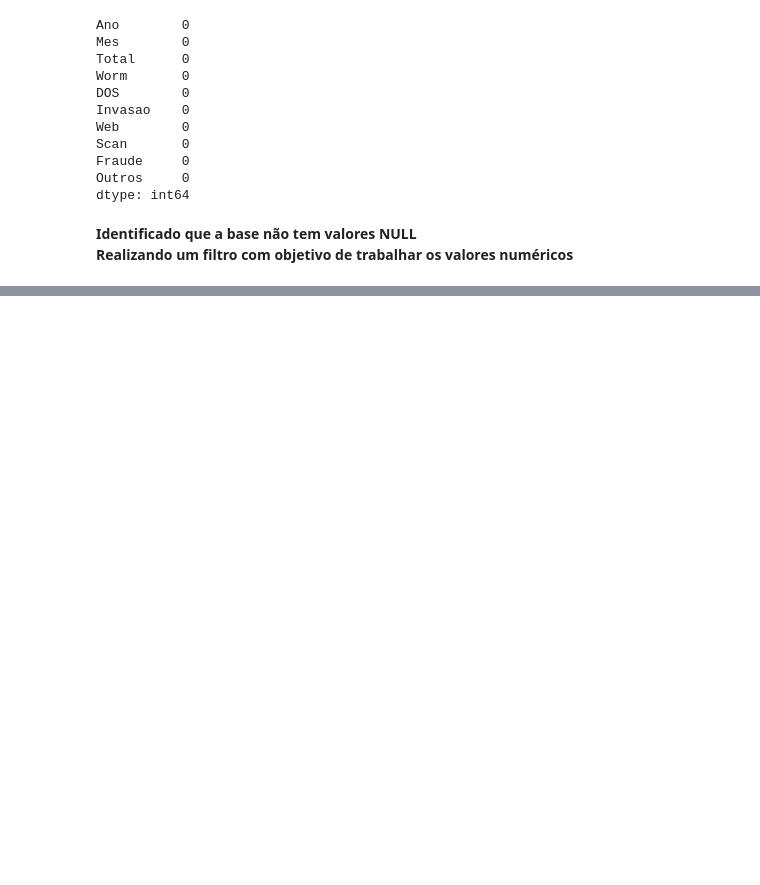
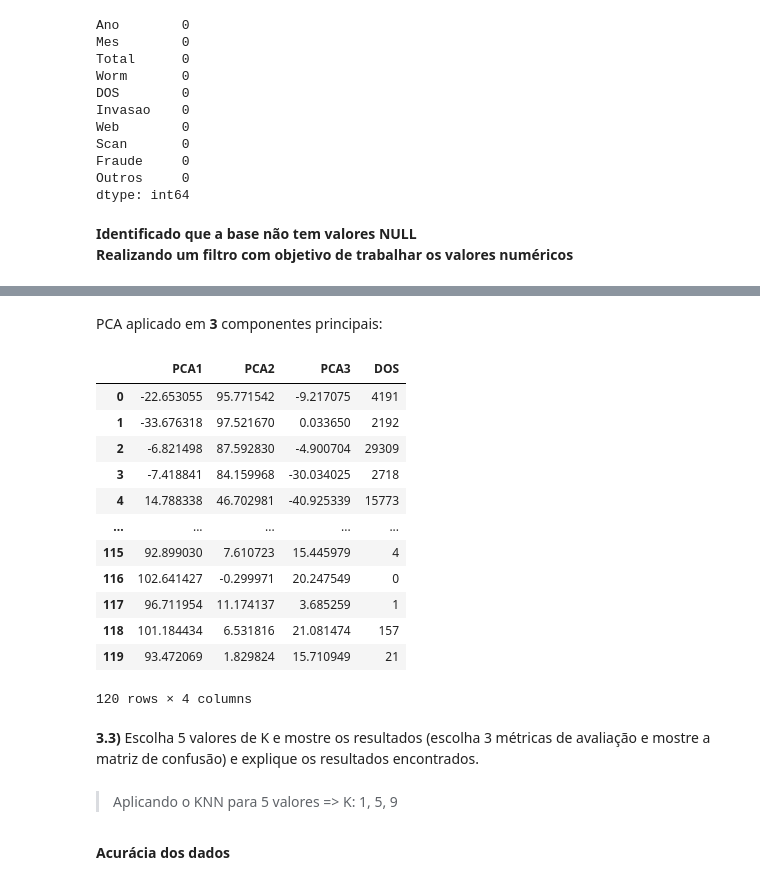
Before and after one commit to b8run/IA_IncSeguBR, a Jupyter notebook: P1_IA_Thais_G.ipynb, the cells around one changed output, grey strips where cells are left out. Saved outputs shown, nothing was run; the diff lists cells and outputs as text; code cells hidden in the pictures; blank space fills up the shorter version.

```diff
--- a/P1_IA_Thais_G.ipynb
+++ b/P1_IA_Thais_G.ipynb
@@ -90,0 +159,5 @@ dtype: int64
+# %%
+Att = ['Total', 'Outros']
+
+DATA_REDU = DATA_AUX.drop(DATA_AUX[Att], axis = 1)
+DATA_REDU.head()
@@ -90,0 +173,7 @@ dtype: int64
+# %%
+
+x = DATA_REDU.drop(["DOS"], axis = 1)
+y = DATA_REDU.loc[:, "DOS"]
+
+x = OrdinalEncoder().fit_transform(x)
+x
@@ -90,0 +198,28 @@ dtype: int64
+# %% [markdown]
+PCA aplicado em **3** componentes principais:
+# %%
+PCA_3 = PCA(n_components = 3)
+
+componentes = PCA_3.fit_transform(x)
+data_pca_5 = pd.DataFrame(componentes, columns = ["PCA1","PCA2","PCA3"])
+data_pca_5["DOS"] = y
+
+data_pca_5
+# %% [output]
+|  | PCA1 | PCA2 | PCA3 | DOS |
+| 0 | -22.653055 | 95.771542 | -9.217075 | 4191 |
+| 1 | -33.676318 | 97.521670 | 0.033650 | 2192 |
+| 2 | -6.821498 | 87.592830 | -4.900704 | 29309 |
+| 3 | -7.418841 | 84.159968 | -30.034025 | 2718 |
+| 4 | 14.788338 | 46.702981 | -40.925339 | 15773 |
+| ... | ... | ... | ... | ... |
+| 115 | 92.899030 | 7.610723 | 15.445979 | 4 |
+| 116 | 102.641427 | -0.299971 | 20.247549 | 0 |
+| 117 | 96.711954 | 11.174137 | 3.685259 | 1 |
+| 118 | 101.184434 | 6.531816 | 21.081474 | 157 |
+| 119 | 93.472069 | 1.829824 | 15.710949 | 21 |
+120 rows × 4 columns
+# %% [markdown]
+**3.3)** Escolha 5 valores de K e mostre os resultados (escolha 3 métricas de avaliação e mostre a matriz de confusão) e explique os resultados encontrados.
+# %% [markdown]
+> Aplicando o KNN para 5 valores => K: 1, 5, 9
@@ -90,0 +241,2 @@ dtype: int64
+# %% [markdown]
+**Acurácia dos dados**
```
Also changed, not shown: parts of 57 cells of this notebook.
